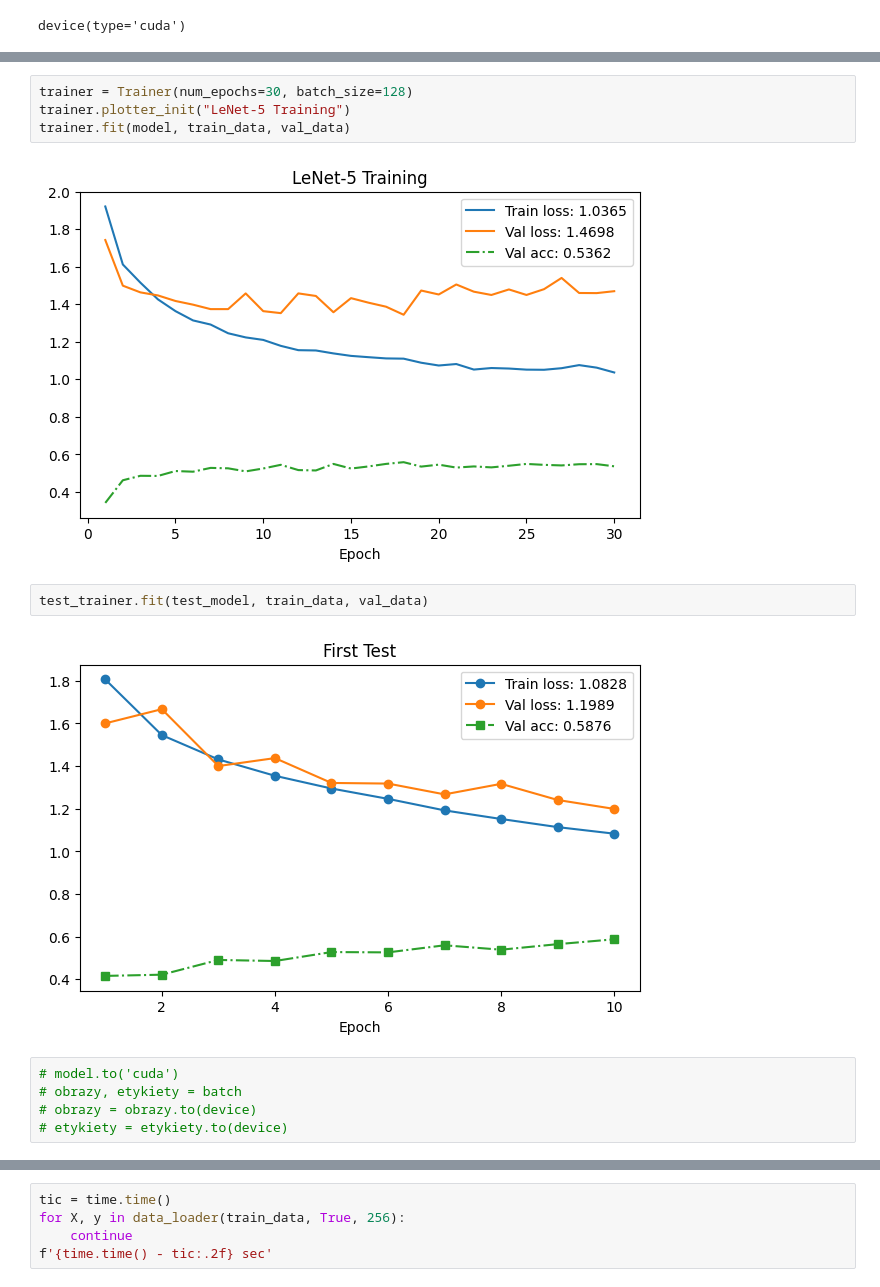
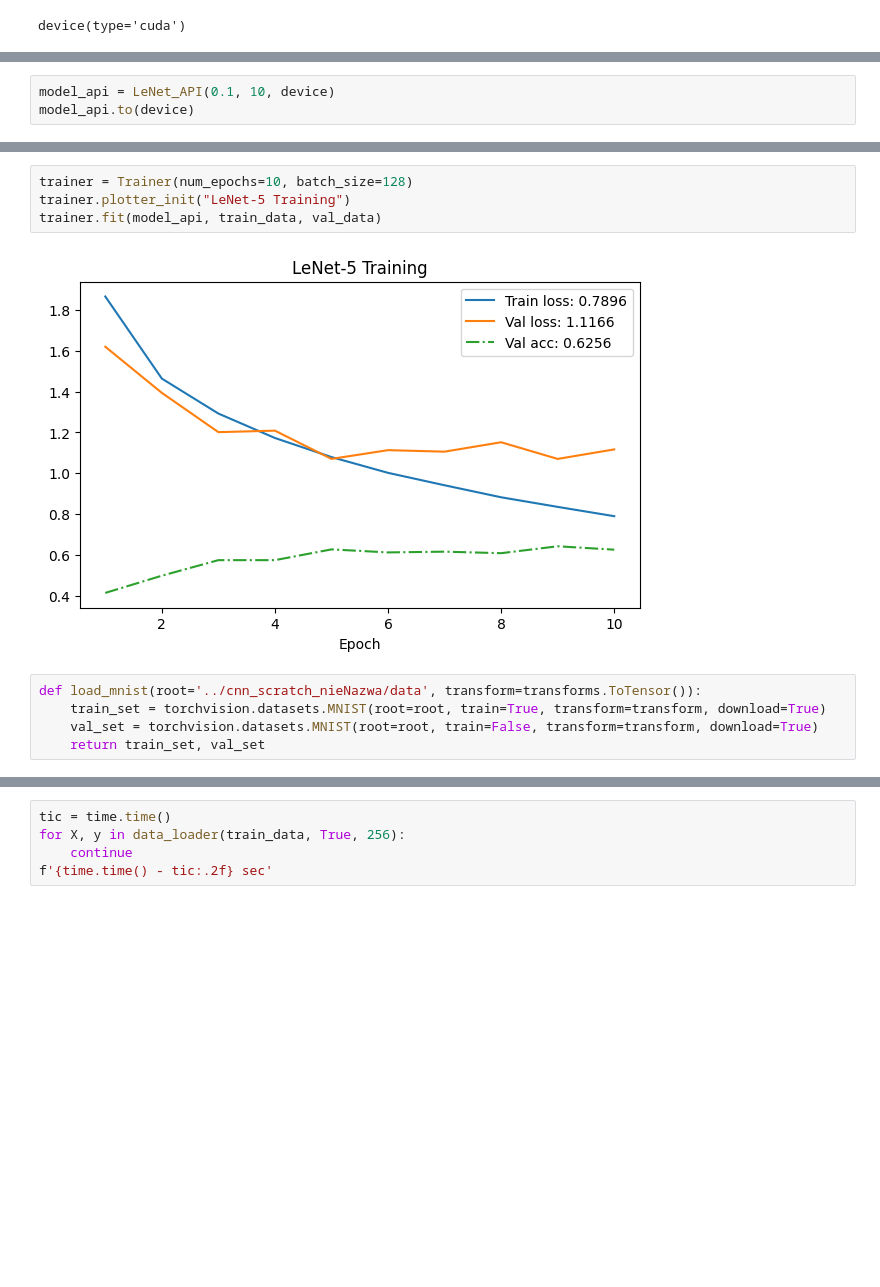
Before and after one commit to M4rselo/lenet5-from-scratch-analysis, a Jupyter notebook: cnn_scratch.ipynb, the cells around one changed output, grey strips where cells are left out. Drawn from its saved outputs; the diff is of its cells as text; blank space fills up the shorter version.

```diff
--- a/cnn_scratch.ipynb
+++ b/cnn_scratch.ipynb
@@ -325,0 +330,3 @@ LeNet_5(
+# %%
+model_api = LeNet_API(0.1, 10, device)
+model_api.to(device)
@@ -326,15 +350,11 @@ LeNet_5(
+# %%
+trainer = Trainer(num_epochs=10, batch_size=128)
+trainer.plotter_init("LeNet-5 Training")
+trainer.fit(model_api, train_data, val_data)
+# %% [output]
+[figure, added]
 # %%
-trainer = Trainer(num_epochs=30, batch_size=128)
-trainer.plotter_init("LeNet-5 Training")
-trainer.fit(model, train_data, val_data)
+def load_mnist(root='../cnn_scratch_nieNazwa/data', transform=transforms.ToTensor()):
+    train_set = torchvision.datasets.MNIST(root=root, train=True, transform=transform, download=True)
+    val_set = torchvision.datasets.MNIST(root=root, train=False, transform=transform, download=True)
+    return train_set, val_set
-# %% [output]
-[figure, removed]
-# %%
-test_trainer.fit(test_model, train_data, val_data)
-# %% [output]
-[figure, removed]
-# %%
-# model.to('cuda')
-# obrazy, etykiety = batch
-# obrazy = obrazy.to(device)
-# etykiety = etykiety.to(device)
```
Also changed, not shown: parts of 27 cells of this notebook.
